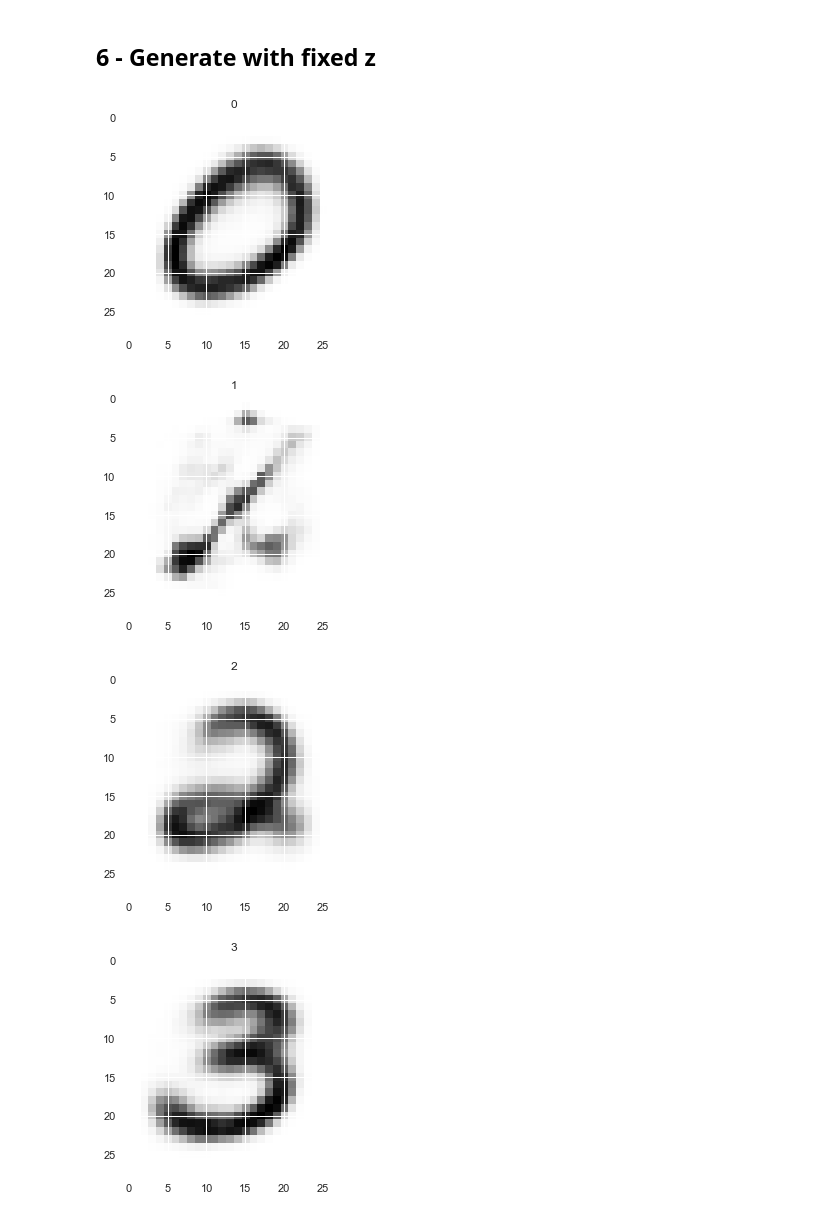
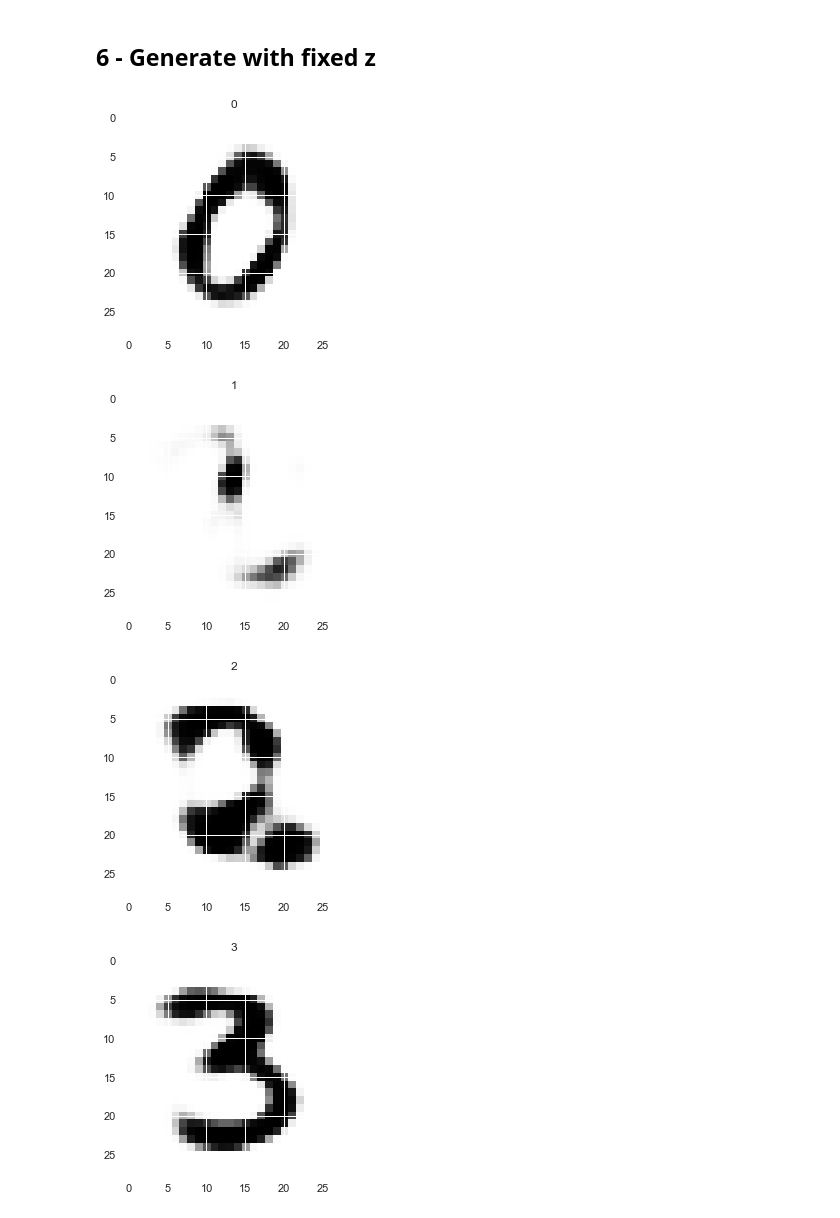
Before and after one commit to qdenisq/classifying_autoencoders, a Jupyter notebook: notebooks/pytorch_cl_vae_MNIST_exmaple.ipynb, the cells around one changed output. Saved outputs shown, nothing was run; the diff lists cells and outputs as text; code cells hidden in the pictures.

```diff
--- a/notebooks/pytorch_cl_vae_MNIST_exmaple.ipynb
+++ b/notebooks/pytorch_cl_vae_MNIST_exmaple.ipynb
@@ -11,7 +11,7 @@ import torch
 # %% [markdown]
 ## 1 - Load the model
 # %%
-fname = '../data/models/cl_vae_mnist_09_17_2018_09_42_PM.pt'
+fname = '../data/models/cl_vae_mnist_09_20_2018_03_55_PM.pt'
 model = ClVaeModel.load_from_ckpt(fname)
 # %% [markdown]
 ## 2 - Load MNIST
@@ -132,22 +132,22 @@ plt.show()
 ## 6 - Generate with fixed z
 # %%
 ws_random = np.identity(ws_batch[0].shape[-1])
-z_fixed = np.tile(z[1], (ws_random.shape[0], 1))
+z_fixed = np.tile(z[0], (ws_random.shape[0], 1))
 
 ws_random = [torch.from_numpy(ws_random).float()]
 z_fixed = torch.from_numpy(z_fixed).float()
 x_decoded = model.decode(z_fixed, ws_random)
 x_decoded = x_decoded.detach().numpy()
 
 for i in range(x_decoded.shape[0]):
     plt.figure()
     img = x_decoded[i].reshape([int(np.sqrt(x_decoded.shape[-1]))]*2)
     plt.title(i)
     plt.imshow(img, cmap='Greys')
 
 plt.show()
 # %% [output]
-[figure, old version]
+[figure, new version]
-[figure, old version]
+[figure, new version]
-[figure, old version]
+[figure, new version]
-[figure, old version]
+[figure, new version]
```
Also changed, not shown: parts of 5 cells of this notebook, 10 other files.
